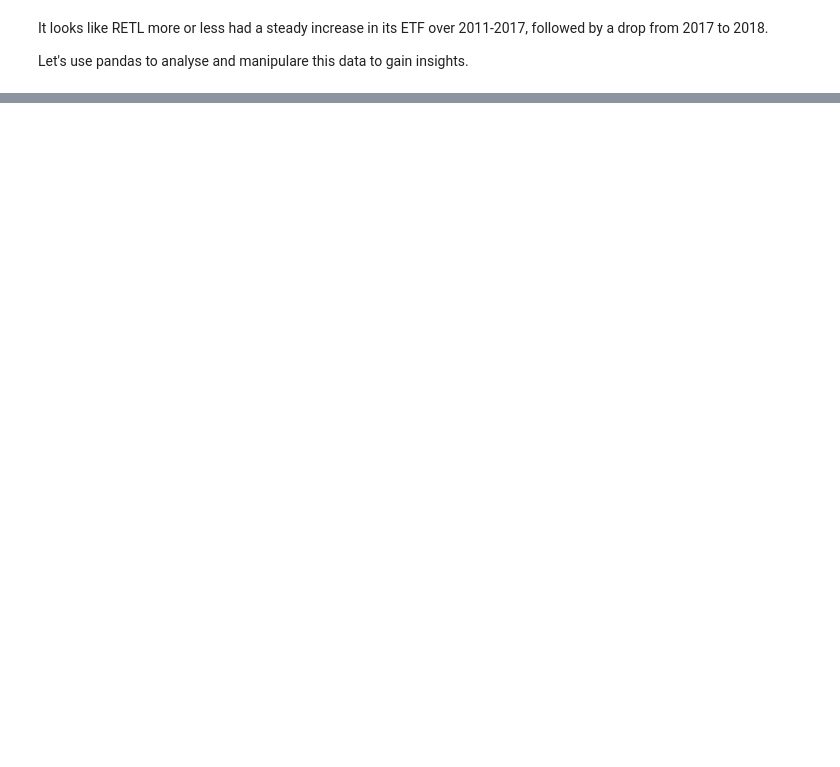
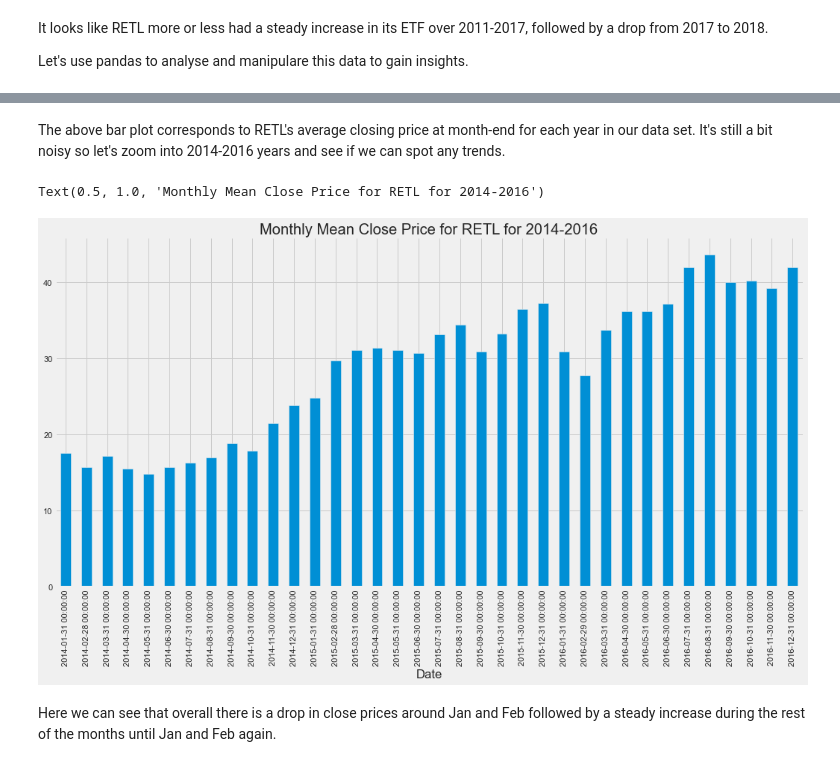
Before and after one commit to ubco-W2021T1-data301/project-group21-project, a Jupyter notebook: notebooks/analysis3.ipynb, the cells around one changed output, grey strips where cells are left out. Saved outputs shown, nothing was run; the diff lists cells and outputs as text; code cells hidden in the pictures; blank space fills up the shorter version.

```diff
--- a/notebooks/analysis3.ipynb
+++ b/notebooks/analysis3.ipynb
@@ -116,0 +166,13 @@ Let's use
+# %% [markdown]
+The above bar plot corresponds to RETL's average closing price at month-end for each year in our data set.
+It's still a bit noisy so let's zoom into 2014-2016 years and see if we can spot any trends.
+# %%
+start_date = datetime(2014,1,1)
+end_date = datetime(2017,1,1)
+RETL[(start_date <= RETL.index) & (RETL.index <= end_date)]['Close'].resample('M').mean().plot(kind ='bar', figsize = (16,8))
+plt.title('Monthly Mean Close Price for RETL for 2014-2016')
+# %% [output]
+Text(0.5, 1.0, 'Monthly Mean Close Price for RETL for 2014-2016')
+[figure, added]
+# %% [markdown]
+Here we can see that overall there is a drop in close prices around Jan and Feb followed by a steady increase during the rest of the months until Jan and Feb again.
```
Also changed, not shown: parts of 11 cells of this notebook.
